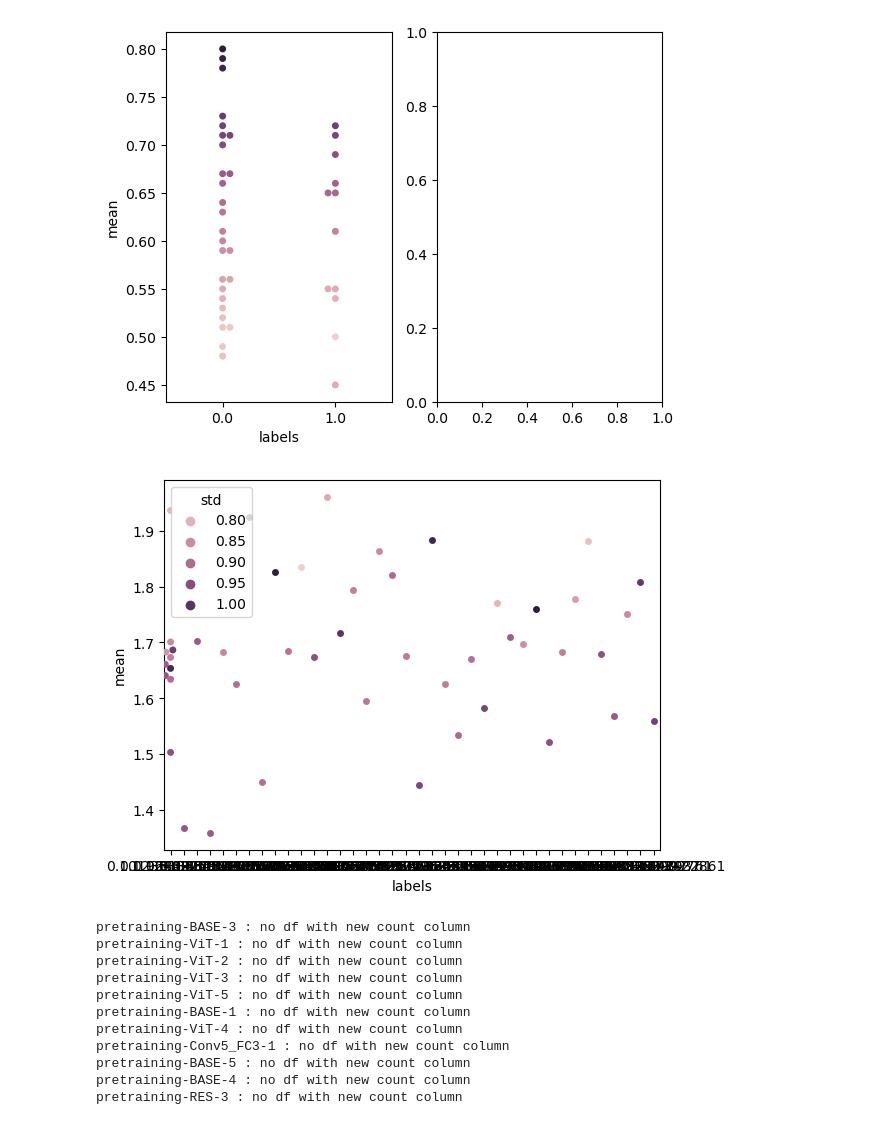
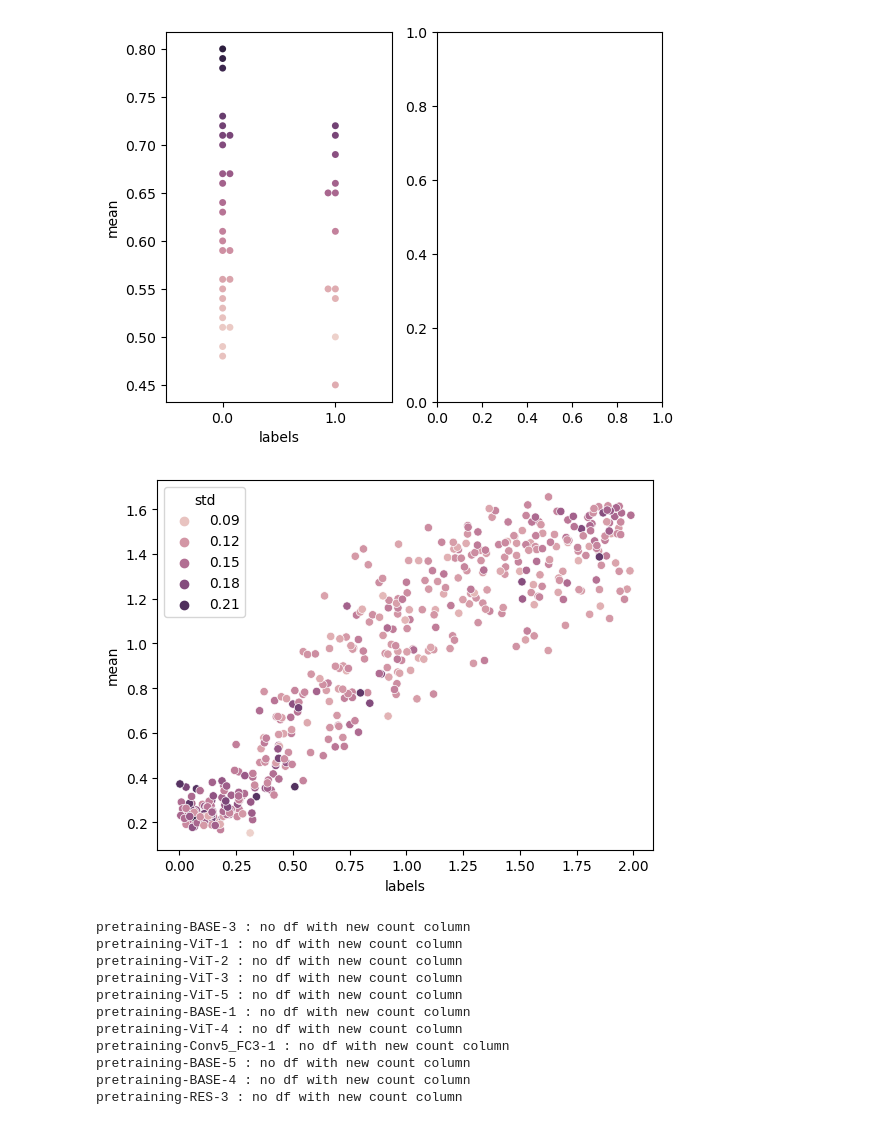
Before and after one commit to chbricout/motiondetector, a Jupyter notebook: notebooks/retrieve_numbers.ipynb, the cells around one changed output. Cells and saved outputs as stored; diff of their text form; code cells hidden in the pictures.

Commit message:
new task for pretraining

```diff
--- a/notebooks/retrieve_numbers.ipynb
+++ b/notebooks/retrieve_numbers.ipynb
@@ -270,7 +270,7 @@ def get_swarm_plot_pretrain(exp: comet_ml.APIExperiment):
     asset = get_last_drop_df(exp)
     dropdf = pd.read_csv(StringIO(exp.get_asset(asset["assetId"], return_type="text")))
 
-    ax = sb.swarmplot(dropdf, x="labels", y="mean", hue="std")
+    ax = sb.scatterplot(dropdf, x="labels", y="mean", hue="std")
 
 
 def combine_mean_std(row):
@@ -547,9 +547,9 @@ get_swarm_plot(
 # %% [output]
 [figure]
 # %%
-get_swarm_plot_pretrain(api.get("mrart", "estimate-motion", "pretraining-BASE-3"))
+get_swarm_plot_pretrain(api.get("mrart", "estimate-motion-adjusted-lr", "pretraining-SFCN-4"))
 # %% [output]
-[figure, old version]
+[figure, new version]
 # %%
 for exp in api.get("mrart", "baseline-mrart"):
     asset = get_last_drop_df(exp)
```
Also changed, not shown: parts of 1 cell of this notebook, 13 other files.
